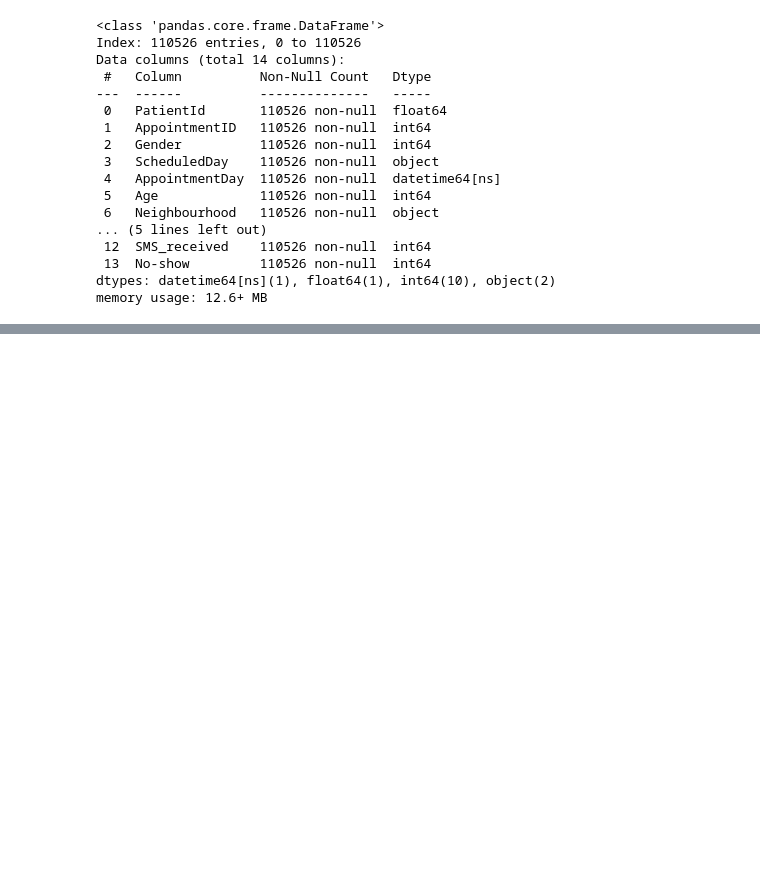
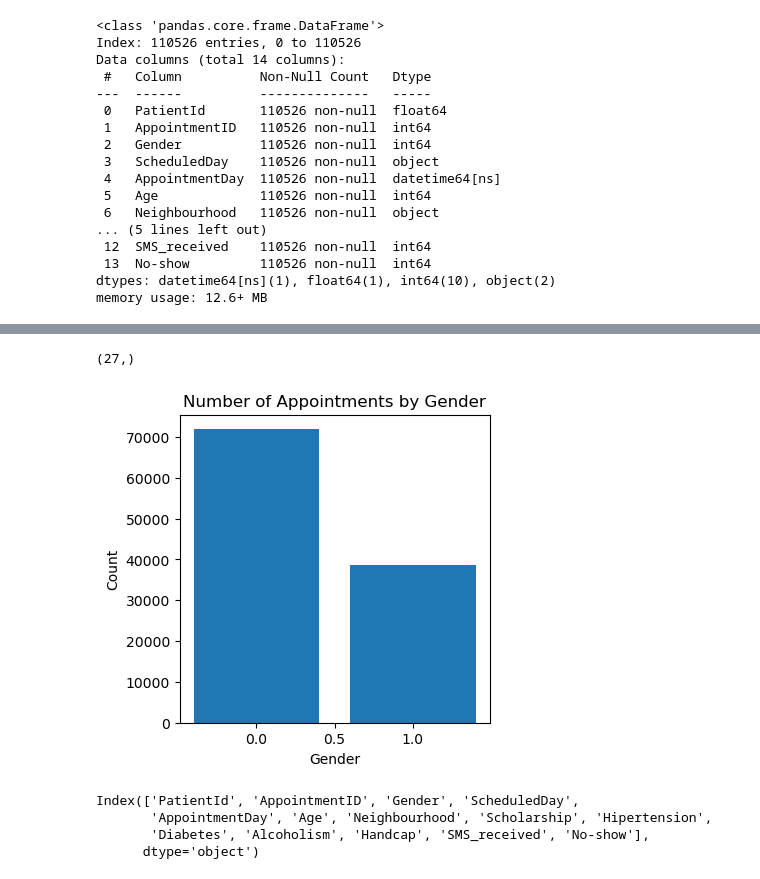
Before and after one commit to sakh-ML/Proojj, a Jupyter notebook: ML/AppointNoShow.ipynb, the cells around one changed output, grey strips where cells are left out. Cells and saved outputs as stored; diff of their text form; code cells hidden in the pictures; blank space fills up the shorter version.

```diff
--- a/ML/AppointNoShow.ipynb
+++ b/ML/AppointNoShow.ipynb
@@ -313,3 +313,25 @@ df.head()
 | 2 | 4.262962e+12 | 5642549 | 0 | 2016-04-29T16:19:04Z | 2016-04-29 | 62 | MATA DA PRAIA | 0 | ... |
 | 3 | 8.679512e+11 | 5642828 | 0 | 2016-04-29T17:29:31Z | 2016-04-29 | 8 | PONTAL DE CAMBURI | 0 | ... |
 | 4 | 8.841186e+12 | 5642494 | 0 | 2016-04-29T16:07:23Z | 2016-04-29 | 56 | JARDIM DA PENHA | 0 | ... |
+# %%
+df['AppointmentDay'].unique().shape
+# %% [output]
+(27,)
+# %%
+gender_counts = df['Gender'].value_counts()
+
+plt.figure(figsize=(4, 4))
+plt.bar(gender_counts.index, gender_counts.values)
+plt.xlabel('Gender')
+plt.ylabel('Count')
+plt.title('Number of Appointments by Gender')
+plt.show()
+# %% [output]
+[figure, added]
+# %%
+df.columns
+# %% [output]
+Index(['PatientId', 'AppointmentID', 'Gender', 'ScheduledDay',
+       'AppointmentDay', 'Age', 'Neighbourhood', 'Scholarship', 'Hipertension',
+       'Diabetes', 'Alcoholism', 'Handcap', 'SMS_received', 'No-show'],
+      dtype='object')
```
Also changed, not shown: parts of 14 cells of this notebook.
